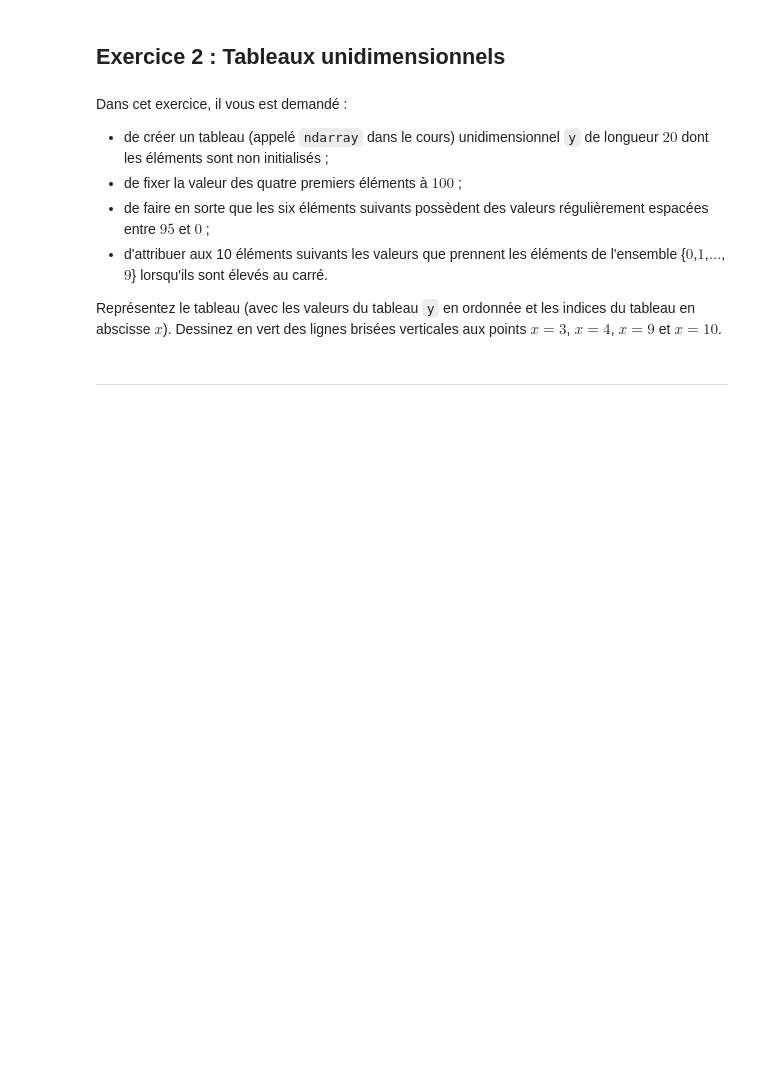
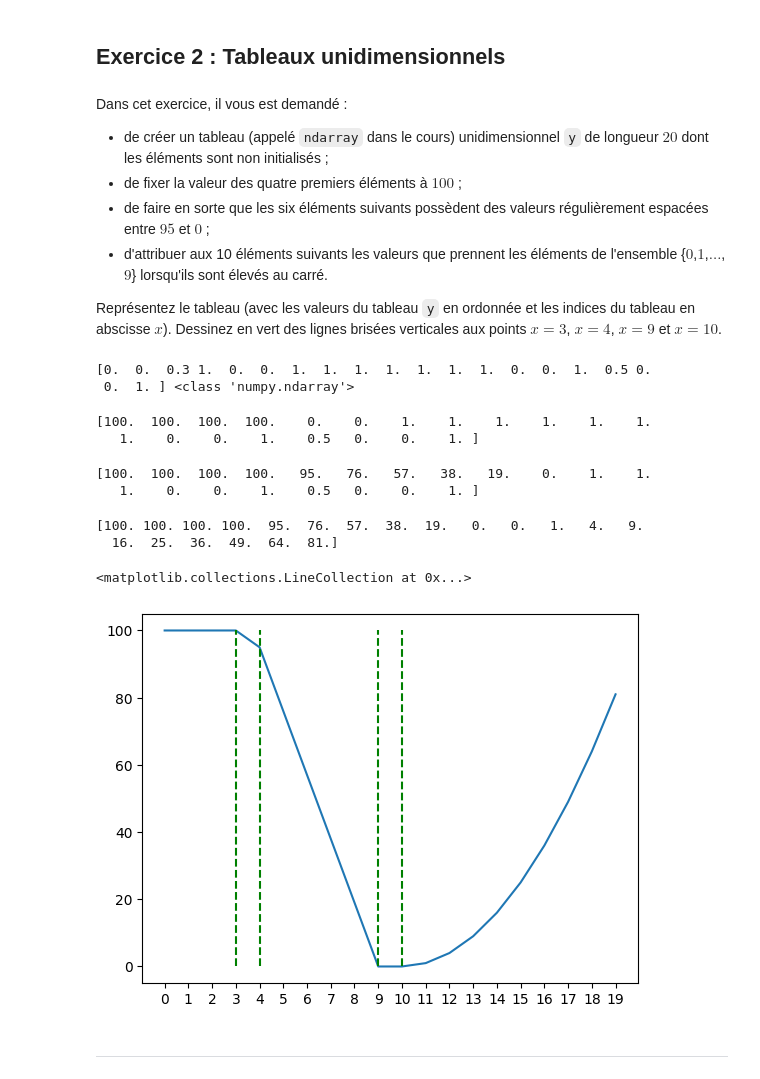
Before and after one commit to MatsuneMikuroi/ICS-2025, a Jupyter notebook: week7.ipynb, the cells around one changed output. Saved outputs shown, nothing was run; the diff lists cells and outputs as text; code cells hidden in the pictures; blank space fills up the shorter version.

```diff
--- a/week7.ipynb
+++ b/week7.ipynb
@@ -95,3 +165,39 @@ Représentez le tableau (avec les valeurs du tableau `y` en ordonnée et les ind
+# %%
+# Réponse au point a)
+y = np.ndarray(20) # tableau de dimension 1 (vecteur) de taille 20
+print(y, type(y))
+# %% [output]
+[0.  0.  0.3 1.  0.  0.  1.  1.  1.  1.  1.  1.  1.  0.  0.  1.  0.5 0.
+ 0.  1. ] <class 'numpy.ndarray'>
+# %%
+# Réponse au point b)
+y[0:4] = 100 # on remplace les 4 premiers éléments par 100
+print(y)
+# %% [output]
+[100.  100.  100.  100.    0.    0.    1.    1.    1.    1.    1.    1.
+   1.    0.    0.    1.    0.5   0.    0.    1. ]
+# %%
+# Réponse au point c)
+y[4:10] = np.linspace(95, 0, 6) # on remplace les éléments d'indices 4 à 9 par 6 valeurs régulièrement espacées entre 95 et 0
+print(y)
+# %% [output]
+[100.  100.  100.  100.   95.   76.   57.   38.   19.    0.    1.    1.
+   1.    0.    0.    1.    0.5   0.    0.    1. ]
+# %%
+# Réponse au point d)
+y[10:20] = np.arange(10)**2 # on remplace les éléments d'indices 10 à 19 par les carrés des entiers de 0 à 9
+print(y)
+# %% [output]
+[100. 100. 100. 100.  95.  76.  57.  38.  19.   0.   0.   1.   4.   9.
+  16.  25.  36.  49.  64.  81.]
+# %%
+# Réponse au point e)
+plt.plot(y) # on trace la courbe y = f(x) avec x = 0,1,...,19
+plt.xticks(np.arange(0, 20, 1)) # on fixe les abscisses des graduations
+plt.vlines([3, 4, 9, 10], colors='green', linestyles='dashed', ymin=0, ymax=100)
+# %% [output]
+<matplotlib.collections.LineCollection at 0x...>
+[figure, added]
 # %% [markdown]
 ***
 # %% [markdown]
```
Also changed, not shown: parts of 38 cells of this notebook.
